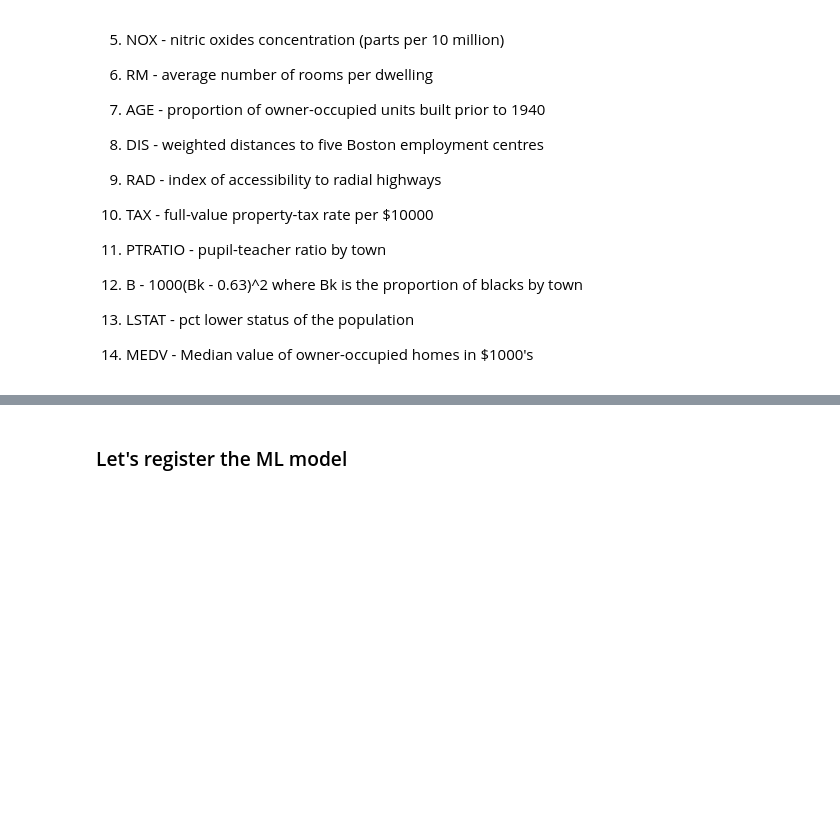
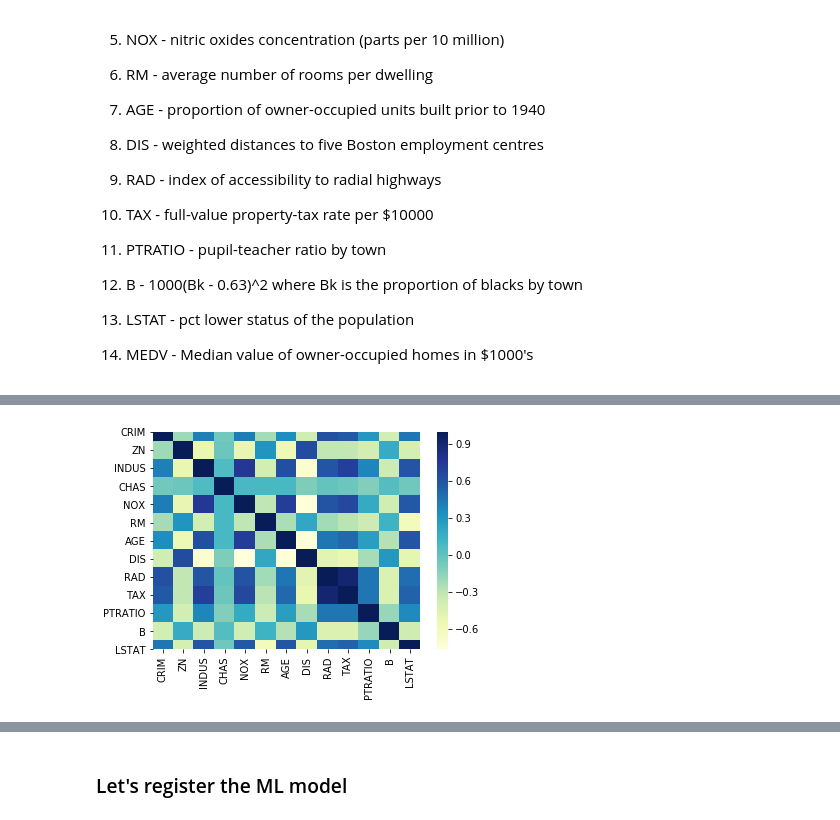
Before and after one commit to retkowsky/AzureML_Excel, a Jupyter notebook: Boston ML ACI.ipynb, the cells around one changed output, grey strips where cells are left out. Drawn from its saved outputs; the diff is of its cells as text; code cells hidden in the pictures; blank space fills up the shorter version.

```diff
--- a/Boston ML ACI.ipynb
+++ b/Boston ML ACI.ipynb
@@ -95,0 +135,10 @@ bos['PRICE'] = boston.target
+# %%
+import seaborn as sns
+
+boston = load_boston()
+boston_pd = pd.DataFrame(boston.data, columns = boston.feature_names)
+correlation_matrix = boston_pd.corr().round(2)
+sns.heatmap(correlation_matrix, cmap="YlGnBu")
+plt.show()
+# %% [output]
+[figure, added]
```
Also changed, not shown: parts of 30 cells of this notebook, 1 other file.
